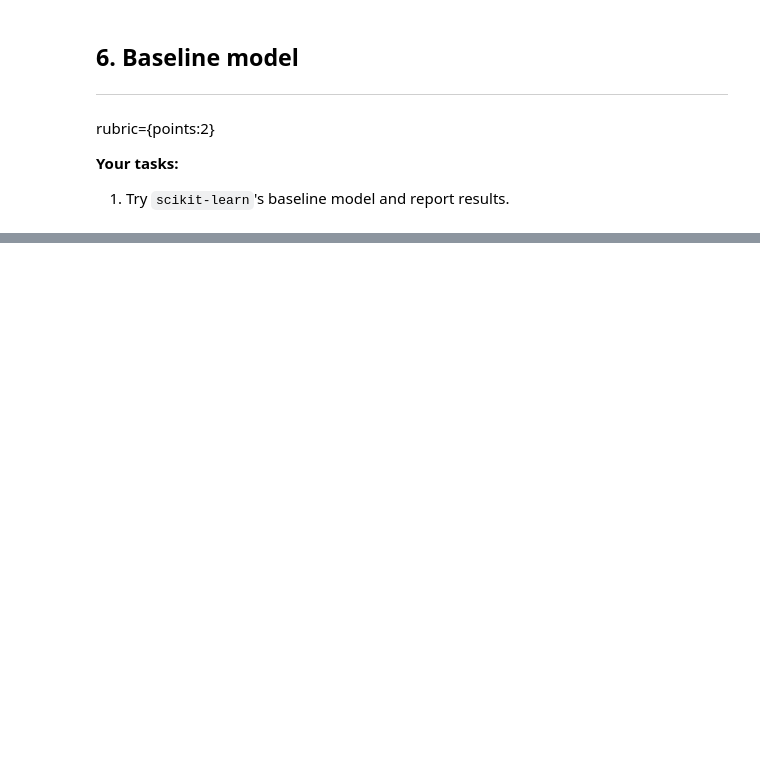
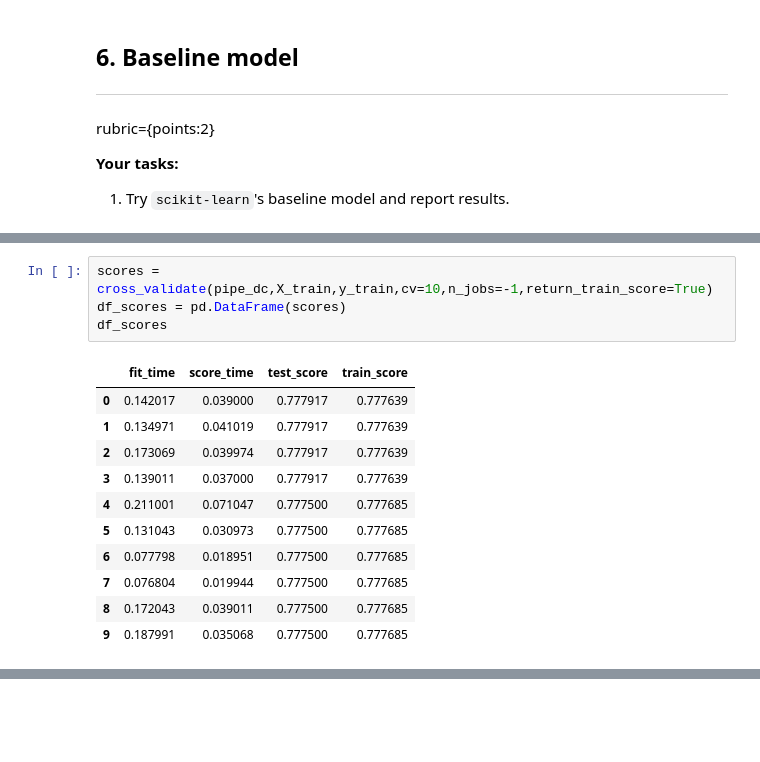
Before and after one commit to harshalk612/ML-Assigment, a Jupyter notebook: Basic HW/hw6/hw6.ipynb, the cells around one changed output, grey strips where cells are left out. Drawn from its saved outputs; the diff is of its cells as text; blank space fills up the shorter version.

```diff
--- a/Basic HW/hw6/hw6.ipynb
+++ b/Basic HW/hw6/hw6.ipynb
@@ -520,0 +546,16 @@ rubric={points:2}
+# %%
+scores = cross_validate(pipe_dc,X_train,y_train,cv=10,n_jobs=-1,return_train_score=True)
+df_scores = pd.DataFrame(scores)
+df_scores
+# %% [output]
+|  | fit_time | score_time | test_score | train_score |
+| 0 | 0.142017 | 0.039000 | 0.777917 | 0.777639 |
+| 1 | 0.134971 | 0.041019 | 0.777917 | 0.777639 |
+| 2 | 0.173069 | 0.039974 | 0.777917 | 0.777639 |
+| 3 | 0.139011 | 0.037000 | 0.777917 | 0.777639 |
+| 4 | 0.211001 | 0.071047 | 0.777500 | 0.777685 |
+| 5 | 0.131043 | 0.030973 | 0.777500 | 0.777685 |
+| 6 | 0.077798 | 0.018951 | 0.777500 | 0.777685 |
+| 7 | 0.076804 | 0.019944 | 0.777500 | 0.777685 |
+| 8 | 0.172043 | 0.039011 | 0.777500 | 0.777685 |
+| 9 | 0.187991 | 0.035068 | 0.777500 | 0.777685 |
```
Also changed, not shown: parts of 37 cells of this notebook.
